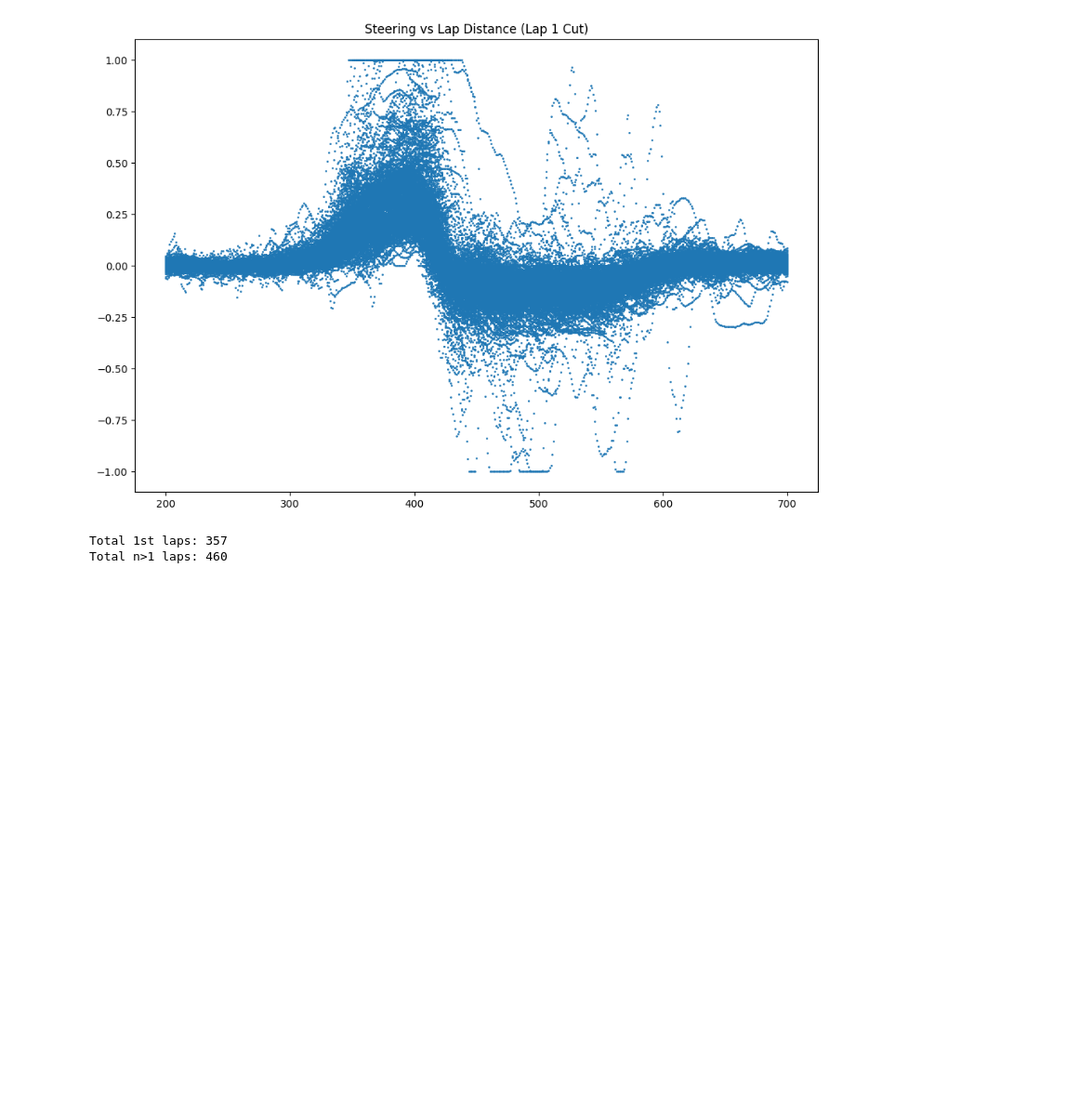
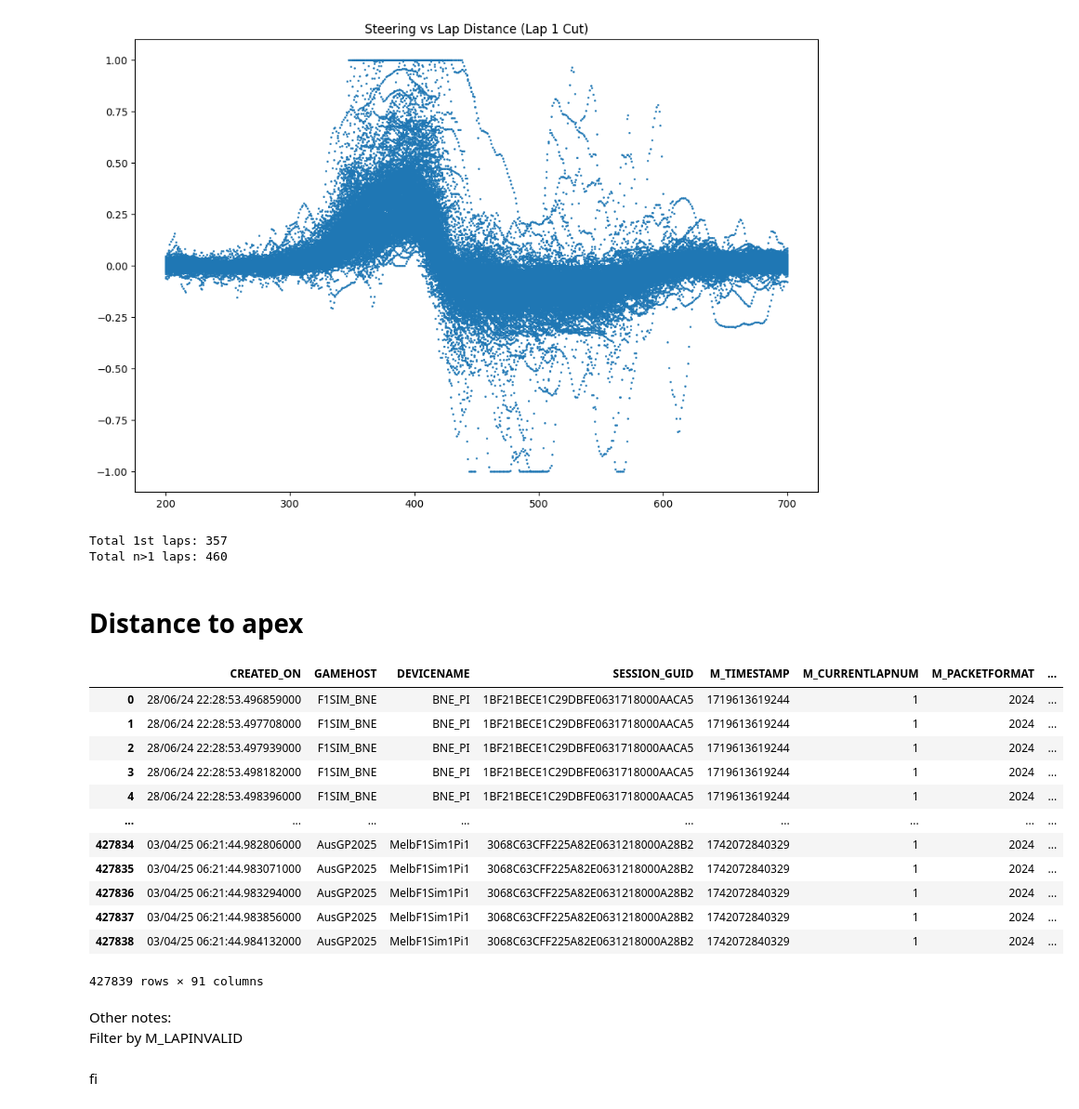
Before and after one commit to Samukat/Data3001G2, a Jupyter notebook: Track.ipynb, the cells around one changed output. Shown at 93% size. Saved outputs shown, nothing was run; the diff lists cells and outputs as text; code cells hidden in the pictures; blank space fills up the shorter version.

```diff
--- a/Track.ipynb
+++ b/Track.ipynb
@@ -319,3 +355,49 @@ print(
 # %% [output]
 Total 1st laps: 357
 Total n>1 laps: 460
+# %% [markdown]
+# Distance to apex
+# %%
+def euclidean_distance(x1, y1, x2, y2):
+    return ((x1 - x2)**2 + (y1 - y2)**2)**0.5
+# %%
+def compute_distace_to_apex(data: pd.DataFrame, turns: pd.DataFrame):
+    turn_1 = turns[turns['TURN'] == 1]
+    apex_turn_1 = (turn_1['APEX_X1'].values[0], turn_1['APEX_Y1'].values[0])
+    turn_2 = turns[turns['TURN'] == 2]
+    apex_turn_2 = (turn_2['APEX_X1'].values[0], turn_2['APEX_Y1'].values[0])
+
+    data['dist_apex_1'] = euclidean_distance(
+        data[x_col], # x1
+        data[y_col], # y1
+        apex_turn_1[0],         # x2
+        apex_turn_1[1]          # y2
+    )
+    data['dist_apex_2'] = euclidean_distance(
+        data[x_col], # x1
+        data[y_col], # y1
+        apex_turn_2[0],         # x2
+        apex_turn_2[1]          # y2
+    )
+    return data
+# %%
+compute_distace_to_apex(lap_1_cut, turns)
+# %% [output]
+|  | CREATED_ON | GAMEHOST | DEVICENAME | SESSION_GUID | M_TIMESTAMP | M_CURRENTLAPNUM | M_PACKETFORMAT | ... |
+| 0 | 28/06/24 22:28:53.496859000 | F1SIM_BNE | BNE_PI | 1BF21BECE1C29DBFE0631718000AACA5 | 1719613619244 | 1 | 2024 | ... |
+| 1 | 28/06/24 22:28:53.497708000 | F1SIM_BNE | BNE_PI | 1BF21BECE1C29DBFE0631718000AACA5 | 1719613619244 | 1 | 2024 | ... |
+| 2 | 28/06/24 22:28:53.497939000 | F1SIM_BNE | BNE_PI | 1BF21BECE1C29DBFE0631718000AACA5 | 1719613619244 | 1 | 2024 | ... |
+| 3 | 28/06/24 22:28:53.498182000 | F1SIM_BNE | BNE_PI | 1BF21BECE1C29DBFE0631718000AACA5 | 1719613619244 | 1 | 2024 | ... |
+| 4 | 28/06/24 22:28:53.498396000 | F1SIM_BNE | BNE_PI | 1BF21BECE1C29DBFE0631718000AACA5 | 1719613619244 | 1 | 2024 | ... |
+| ... | ... | ... | ... | ... | ... | ... | ... | ... |
+| 427834 | 03/04/25 06:21:44.982806000 | AusGP2025 | MelbF1Sim1Pi1 | 3068C63CFF225A82E0631218000A28B2 | 1742072840329 | 1 | 2024 | ... |
+| 427835 | 03/04/25 06:21:44.983071000 | AusGP2025 | MelbF1Sim1Pi1 | 3068C63CFF225A82E0631218000A28B2 | 1742072840329 | 1 | 2024 | ... |
+| 427836 | 03/04/25 06:21:44.983294000 | AusGP2025 | MelbF1Sim1Pi1 | 3068C63CFF225A82E0631218000A28B2 | 1742072840329 | 1 | 2024 | ... |
+| 427837 | 03/04/25 06:21:44.983856000 | AusGP2025 | MelbF1Sim1Pi1 | 3068C63CFF225A82E0631218000A28B2 | 1742072840329 | 1 | 2024 | ... |
+| 427838 | 03/04/25 06:21:44.984132000 | AusGP2025 | MelbF1Sim1Pi1 | 3068C63CFF225A82E0631218000A28B2 | 1742072840329 | 1 | 2024 | ... |
+427839 rows × 91 columns
+# %% [markdown]
+Other notes:\
+Filter by M_LAPINVALID
+# %% [markdown]
+fi
```
Also changed, not shown: parts of 1 cell of this notebook, 1 other file.
